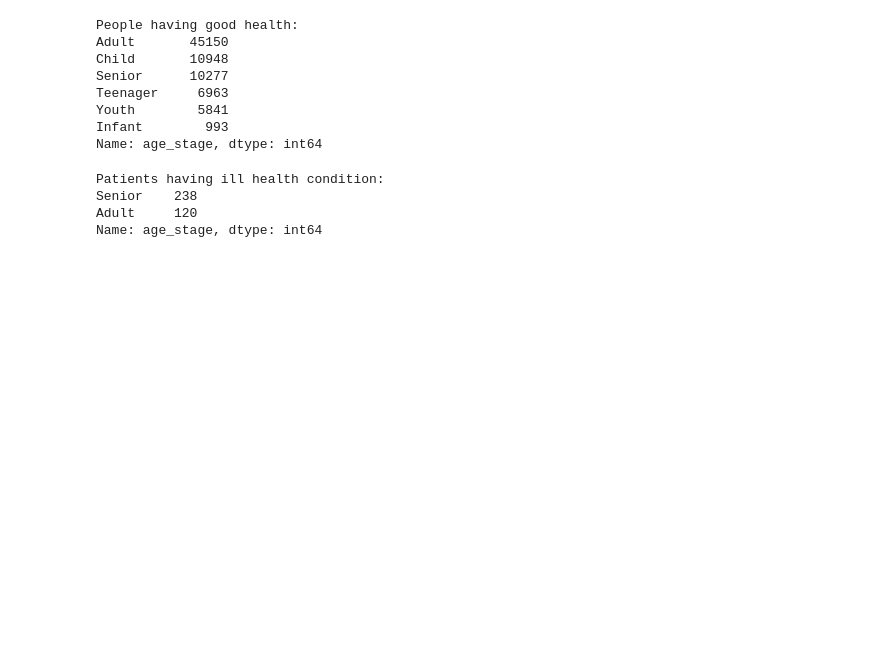
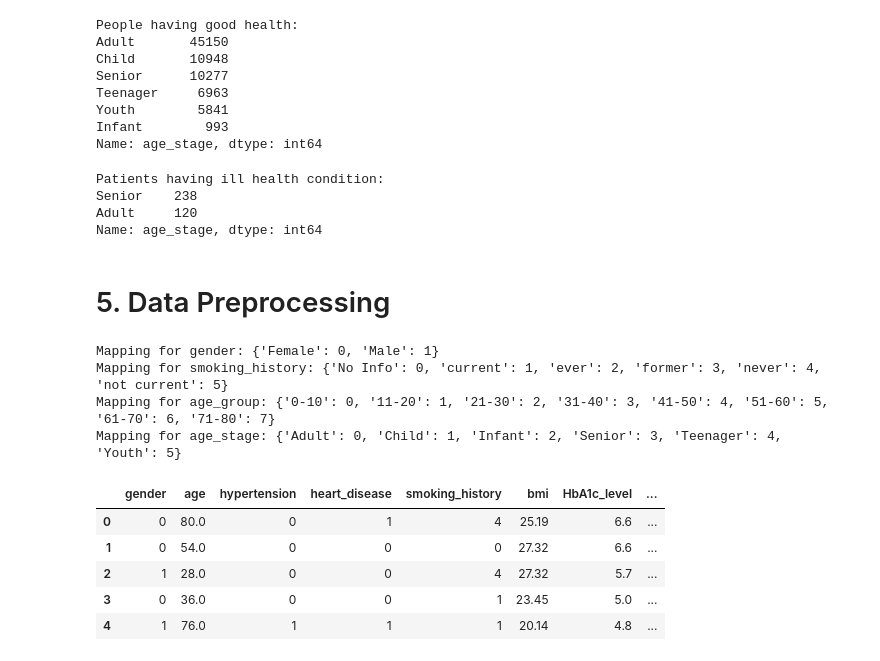
Before and after one commit to iktiyar/Practice-Project, a Jupyter notebook: Diabetes Prediction.ipynb, the cells around one changed output. Cells and saved outputs as stored; diff of their text form; code cells hidden in the pictures; blank space fills up the shorter version.

Commit message:
labelenocded

```diff
--- a/Diabetes Prediction.ipynb
+++ b/Diabetes Prediction.ipynb
@@ -384,3 +384,31 @@ Patients having ill health condition:
 Senior    238
 Adult     120
 Name: age_stage, dtype: int64
+# %% [markdown]
+# 5. Data Preprocessing
+# %%
+# Label encoder to transform categorical data to numeric
+from sklearn.preprocessing import LabelEncoder
+# coping data set thus main data remain unchanged
+df1 = df.copy()
+# defining a function that encode data
+def label_encoder(data):
+    label = LabelEncoder()
+    columns = data.select_dtypes(include=['object','category']).columns.tolist()
+    for i in range(len(columns)):
+        data[columns[i]] = label.fit_transform(data[columns[i]])
+        mapping = dict(zip(label.classes_, label.transform(label.classes_)))
+        print(f'Mapping for {columns[i]}:', mapping )
+    return data.head()
+label_encoder(df1)
+# %% [output]
+Mapping for gender: {'Female': 0, 'Male': 1}
+Mapping for smoking_history: {'No Info': 0, 'current': 1, 'ever': 2, 'former': 3, 'never': 4, 'not current': 5}
+Mapping for age_group: {'0-10': 0, '11-20': 1, '21-30': 2, '31-40': 3, '41-50': 4, '51-60': 5, '61-70': 6, '71-80': 7}
+Mapping for age_stage: {'Adult': 0, 'Child': 1, 'Infant': 2, 'Senior': 3, 'Teenager': 4, 'Youth': 5}
+|  | gender | age | hypertension | heart_disease | smoking_history | bmi | HbA1c_level | ... |
+| 0 | 0 | 80.0 | 0 | 1 | 4 | 25.19 | 6.6 | ... |
+| 1 | 0 | 54.0 | 0 | 0 | 0 | 27.32 | 6.6 | ... |
+| 2 | 1 | 28.0 | 0 | 0 | 4 | 27.32 | 5.7 | ... |
+| 3 | 0 | 36.0 | 0 | 0 | 1 | 23.45 | 5.0 | ... |
+| 4 | 1 | 76.0 | 1 | 1 | 1 | 20.14 | 4.8 | ... |
```
